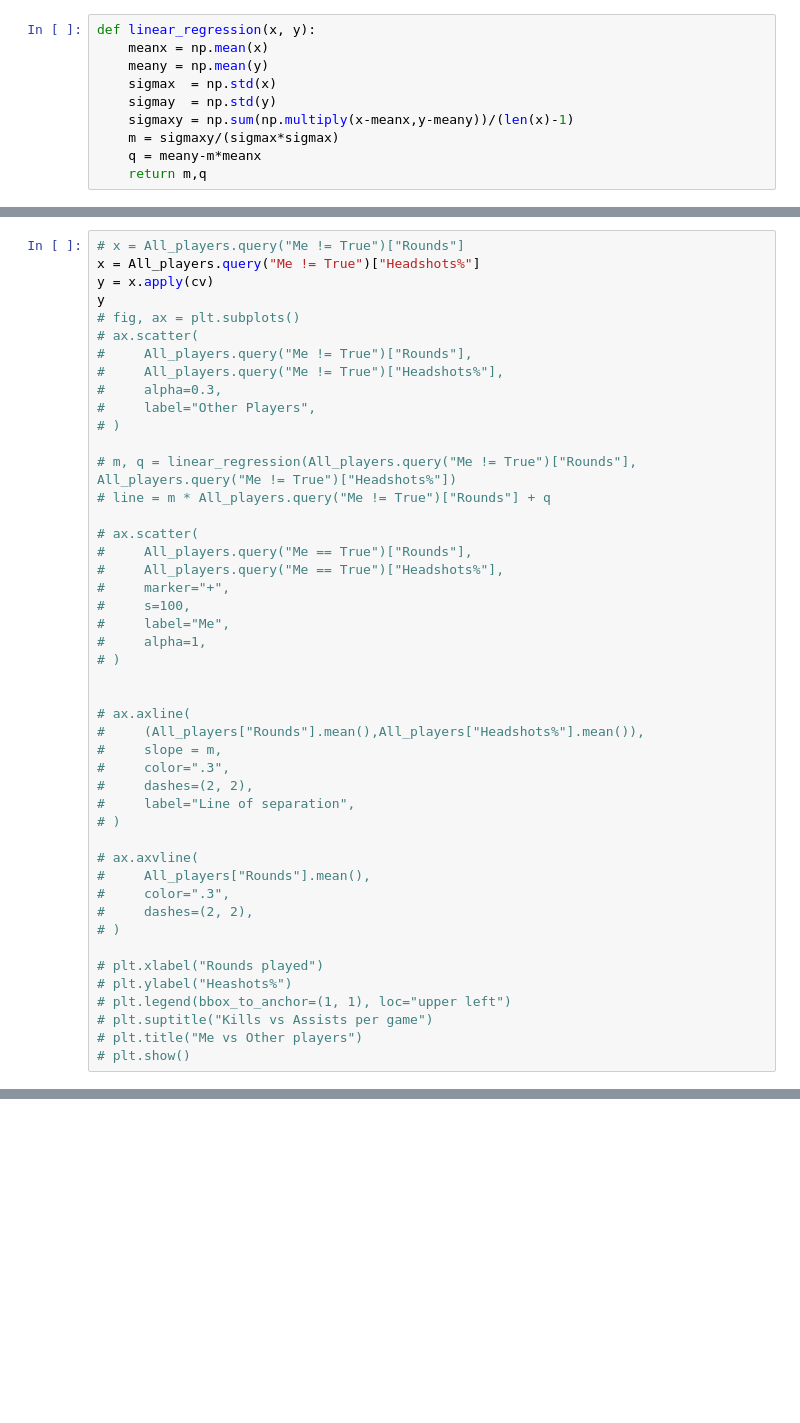
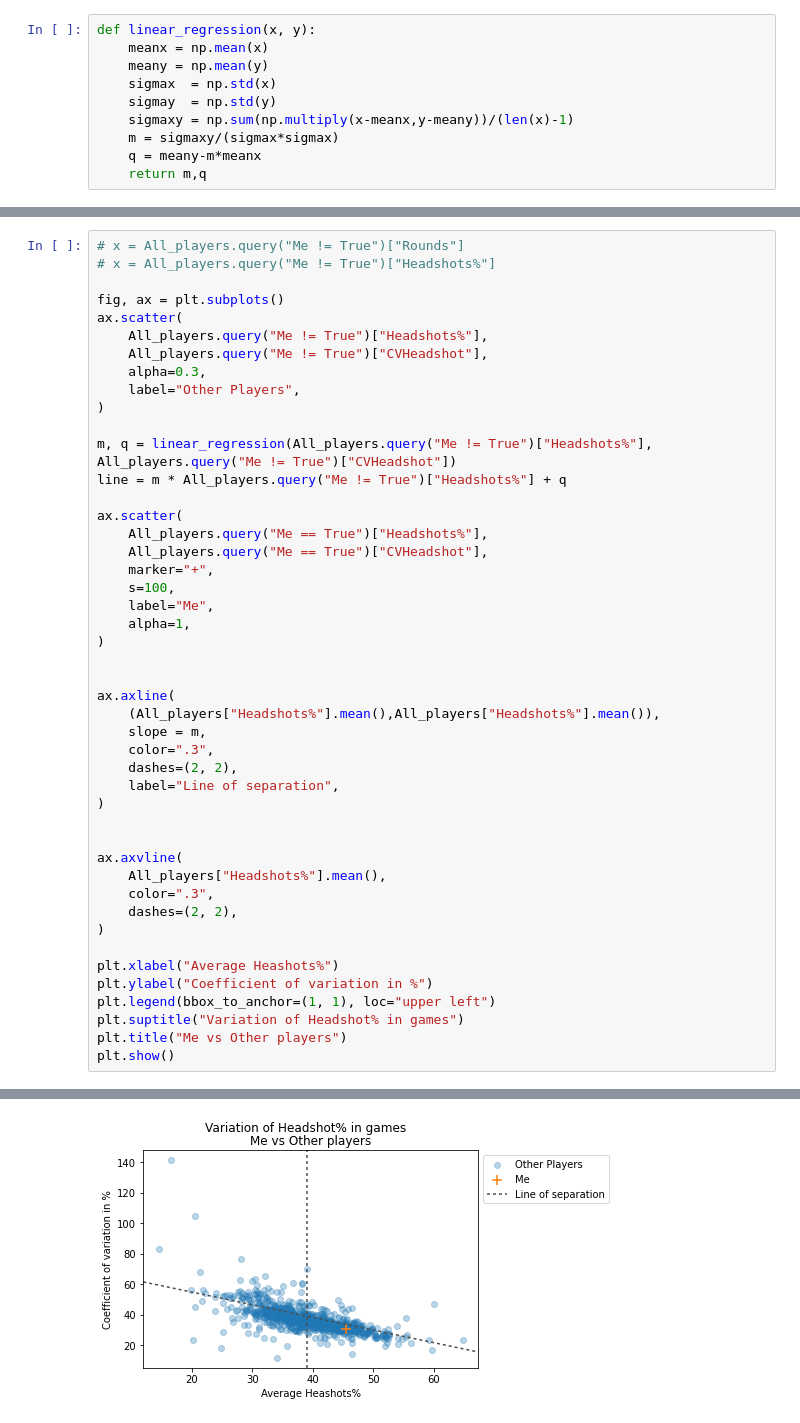
Before and after one commit to Mamin-gamer/Data-collection, a Jupyter notebook: notebooks/MeVsAll.ipynb, the cells around one changed output, grey strips where cells are left out. Cells and saved outputs as stored; diff of their text form; blank space fills up the shorter version.

```diff
--- a/notebooks/MeVsAll.ipynb
+++ b/notebooks/MeVsAll.ipynb
@@ -658,47 +621,47 @@ invalid value encountered in divide
 # %%
 # x = All_players.query("Me != True")["Rounds"]
-x = All_players.query("Me != True")["Headshots%"]
-y = x.apply(cv)
-y
-# fig, ax = plt.subplots()
-# ax.scatter(
-#     All_players.query("Me != True")["Rounds"],
-#     All_players.query("Me != True")["Headshots%"],
-#     alpha=0.3,
-#     label="Other Players",
-# )
+# x = All_players.query("Me != True")["Headshots%"]
 
-# m, q = linear_regression(All_players.query("Me != True")["Rounds"], All_players.query("Me != True")["Headshots%"])
-# line = m * All_players.query("Me != True")["Rounds"] + q
+fig, ax = plt.subplots()
+ax.scatter(
+    All_players.query("Me != True")["Headshots%"],
+    All_players.query("Me != True")["CVHeadshot"],
+    alpha=0.3,
+    label="Other Players",
+)
 
-# ax.scatter(
-#     All_players.query("Me == True")["Rounds"],
-#     All_players.query("Me == True")["Headshots%"],
-#     marker="+",
-#     s=100,
-#     label="Me",
-#     alpha=1,
-# )
+m, q = linear_regression(All_players.query("Me != True")["Headshots%"], All_players.query("Me != True")["CVHeadshot"])
+line = m * All_players.query("Me != True")["Headshots%"] + q
+
+ax.scatter(
+    All_players.query("Me == True")["Headshots%"],
+    All_players.query("Me == True")["CVHeadshot"],
+    marker="+",
+    s=100,
+    label="Me",
+    alpha=1,
+)
 
 
-# ax.axline(
-#     (All_players["Rounds"].mean(),All_players["Headshots%"].mean()),
-#     slope = m,
-#     color=".3",
-#     dashes=(2, 2),
-#     label="Line of separation",
-# )
+ax.axline(
+    (All_players["Headshots%"].mean(),All_players["Headshots%"].mean()),
+    slope = m,
+    color=".3",
+    dashes=(2, 2),
+    label="Line of separation",
+)
 
-# ax.axvline(
-#     All_players["Rounds"].mean(),
-#     color=".3",
-#     dashes=(2, 2),
-# )
 
-# plt.xlabel("Rounds played")
-# plt.ylabel("Heashots%")
-# plt.legend(bbox_to_anchor=(1, 1), loc="upper left")
-# plt.suptitle("Kills vs Assists per game")
-# plt.title("Me vs Other players")
-# plt.show()
+ax.axvline(
+    All_players["Headshots%"].mean(),
+    color=".3",
+    dashes=(2, 2),
+)
+
+plt.xlabel("Average Heashots%")
+plt.ylabel("Coefficient of variation in %")
+plt.legend(bbox_to_anchor=(1, 1), loc="upper left")
+plt.suptitle("Variation of Headshot% in games")
+plt.title("Me vs Other players")
+plt.show()
 # %% [output]
@@ -721,0 +668 @@ Name: Headshots%, Length: 863, dtype: float64
+[figure, added]
```
Also changed, not shown: parts of 20 cells of this notebook.
